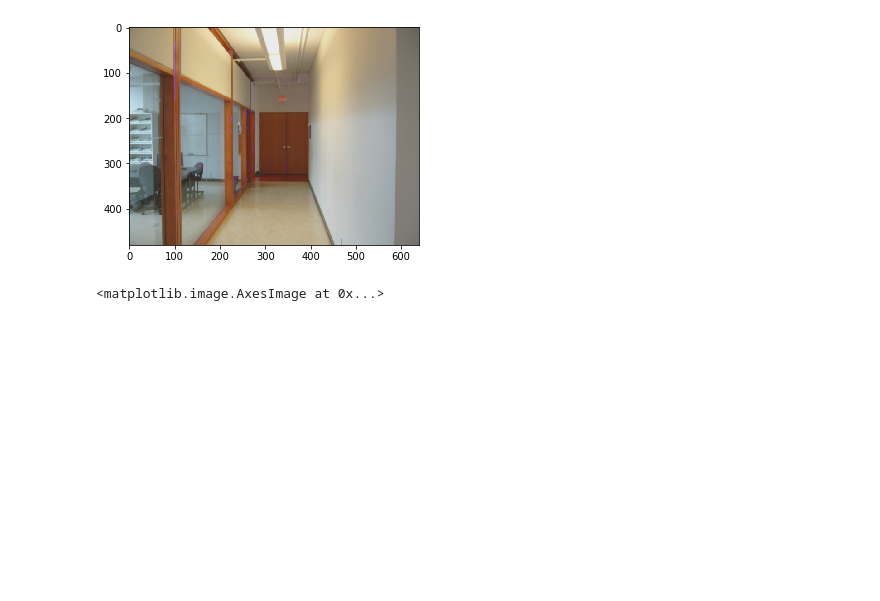
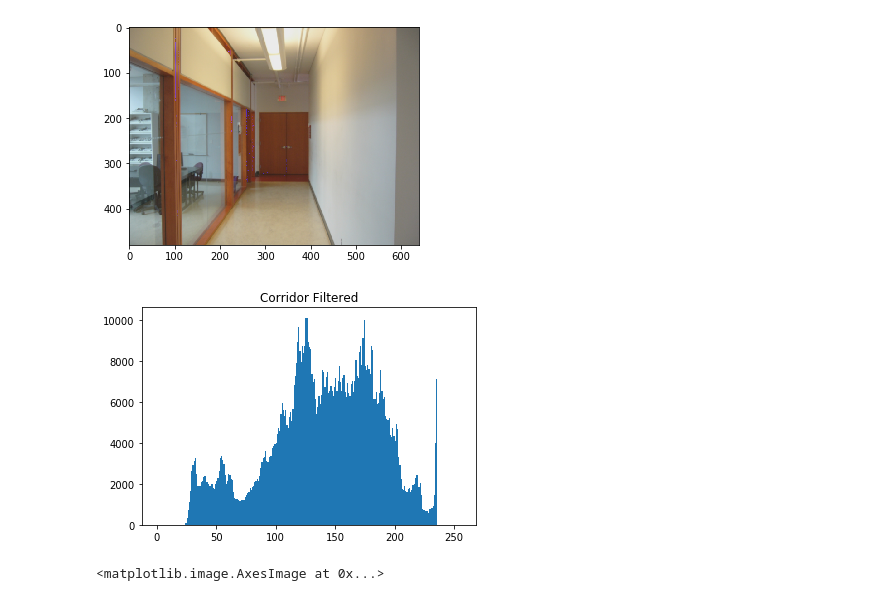
Before and after one commit to ignaciocasso/cv, a Jupyter notebook: pr1/PracticaPI2018-Diego.ipynb, the cells around one changed output. Drawn from its saved outputs; the diff is of its cells as text; code cells hidden in the pictures; blank space fills up the shorter version.

```diff
--- a/pr1/PracticaPI2018-Diego.ipynb
+++ b/pr1/PracticaPI2018-Diego.ipynb
@@ -326,6 +340,13 @@ plt.imshow(filtered_corridor)
 # %% [output]
 <matplotlib.image.AxesImage at 0x...>
 [figure]
+# %%
+img_to_plot = filtered_corridor.flatten()
+plt.hist(img_to_plot, bins=bins)
+plt.title('Corridor Filtered')
+plt.show()
+# %% [output]
+[figure, added]
 # %%
 mask_der = masc_deriv_gaus(7,35)
 aux = convolve1d(corridor, mask_der, axis = 0)
```
Also changed, not shown: parts of 28 cells of this notebook, 2 other files.
